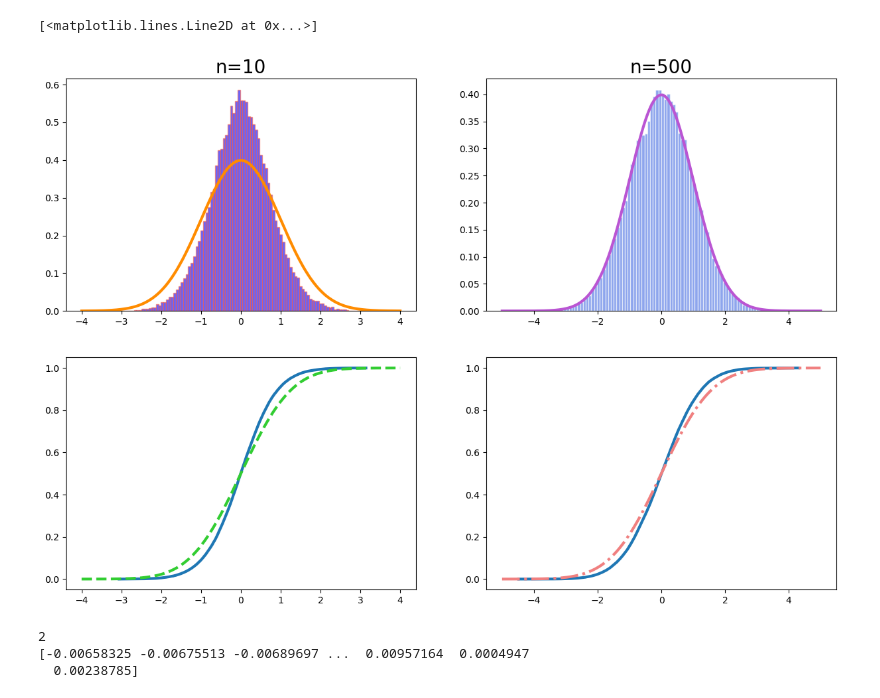
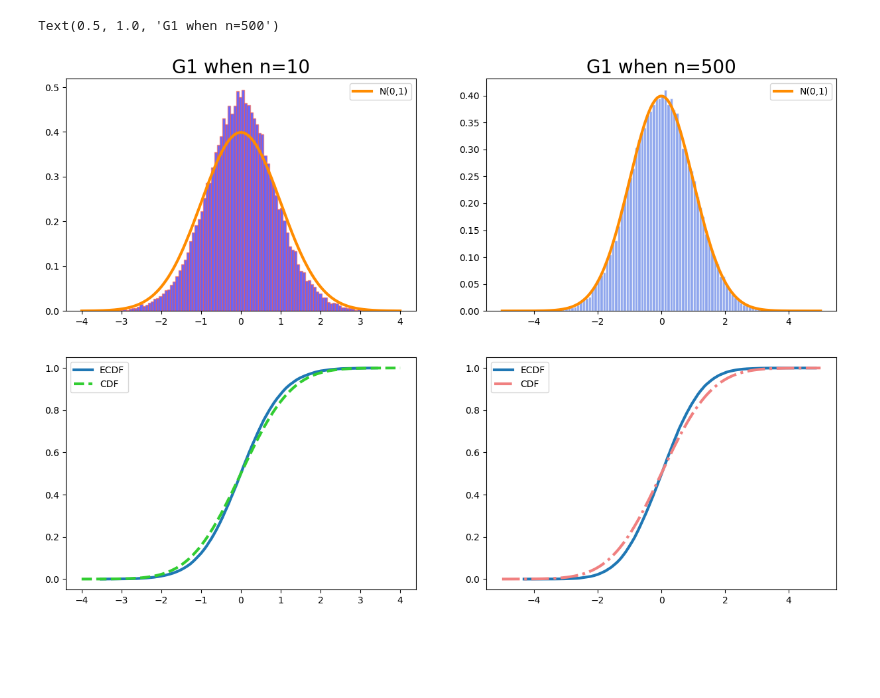
Before and after one commit to Simmonslin/PyStatistics, a Jupyter notebook: 410977095_hw4.ipynb, the cells around one changed output. Drawn from its saved outputs; the diff is of its cells as text; code cells hidden in the pictures; blank space fills up the shorter version.

```diff
--- a/410977095_hw4.ipynb
+++ b/410977095_hw4.ipynb
@@ -32,51 +38,43 @@
 # %%
 import numpy as np
 import matplotlib.pyplot as plt
 from scipy.stats import skew,norm
-n=[10,20,30,50,100,300,500,1000] # 樣本數
+n=[10,20,30,50,100,300,500] # 樣本數
 N=50000  # 模擬次數
 mu=0
 std=1
 mean=0
 G1=np.zeros(len(n)).tolist()
 
 x=np.linspace(-4,4,1000)
 y=norm.pdf(x.reshape(-1,1),mean,std)
 y_cdf=norm.cdf(x.reshape(-1,1))
 x_500=np.linspace(-5,5,1000)
 y_500=norm.pdf(x_500.reshape(-1,1),mean,std)
 y_500_cdf=norm.cdf(x.reshape(-1,1))
 
 fig,axes=plt.subplots(2,2,figsize=(15,10))
 for i in range(len(n)):
     x1=norm.rvs(mu,std,size=(n[i],N))
-    G1[i]=np.sqrt(n[i]/6)*skew(x1)
+    G1[i]=np.sqrt(n[i]/6)*skew(x1,bias=False)
 
 axes[0][0].hist(G1[n.index(10)],alpha=0.6,bins=100,color="b",edgecolor="tomato",density=True)
-axes[0][0].plot(x,y,color="darkorange",lw=3)
+axes[0][0].plot(x,y,color="darkorange",lw=3,label="N(0,1)")
+axes[0][0].legend()
 
 axes[0][1].hist(G1[n.index(500)],alpha=0.6,bins=100,color="royalblue",edgecolor="white",density=True)
-axes[0][1].plot(x_500,y_500,color="mediumorchid",lw=3)
+axes[0][1].plot(x_500,y_500,color="darkorange",lw=3,label="N(0,1)")
+axes[0][1].legend()
 
-axes[0][0].set_title("n=10",fontsize=20)
-axes[0][1].set_title("n=500",fontsize=20)
+axes[1][0].plot(np.sort(G1[n.index(10)]),np.arange(1,N+1)/N,lw=3,label="ECDF")
+axes[1][0].plot(x,y_cdf,color="limegreen",lw=3,ls="--",label="CDF")
+axes[1][1].plot(np.sort(G1[n.index(500)]),np.arange(1,N+1)/N,lw=3,label="ECDF")
+axes[1][1].plot(x_500,y_500_cdf,lw=3,ls="-.",color="lightcoral",label="CDF")
+axes[1][0].legend()
+axes[1][1].legend()
 
-axes[1][0].plot(np.sort(G1[n.index(10)]),np.arange(1,N+1)/N,lw=3)
-axes[1][0].plot(x,y_cdf,color="limegreen",lw=3,ls="--")
-axes[1][1].plot(np.sort(G1[n.index(500)]),np.arange(1,N+1)/N,lw=3)
-axes[1][1].plot(x_500,y_500_cdf,lw=3,ls="-.",color="lightcoral")
+axes[0][0].set_title("G1 when n=10",fontsize=20)
+axes[0][1].set_title("G1 when n=500",fontsize=20)
 # %% [output]
-[<matplotlib.lines.Line2D at 0x...>]
+Text(0.5, 1.0, 'G1 when n=500')
-[figure, old version]
+[figure, new version]
-# %%
-a=[1,10,100]
-
-print(a.index(100))
-
-import numpy as np
-
-print(G1[7])
-# %% [output]
-2
-[-0.00658325 -0.00675513 -0.00689697 ...  0.00957164  0.0004947
-  0.00238785]
```
Also changed, not shown: parts of 9 cells of this notebook, 1 other file.
